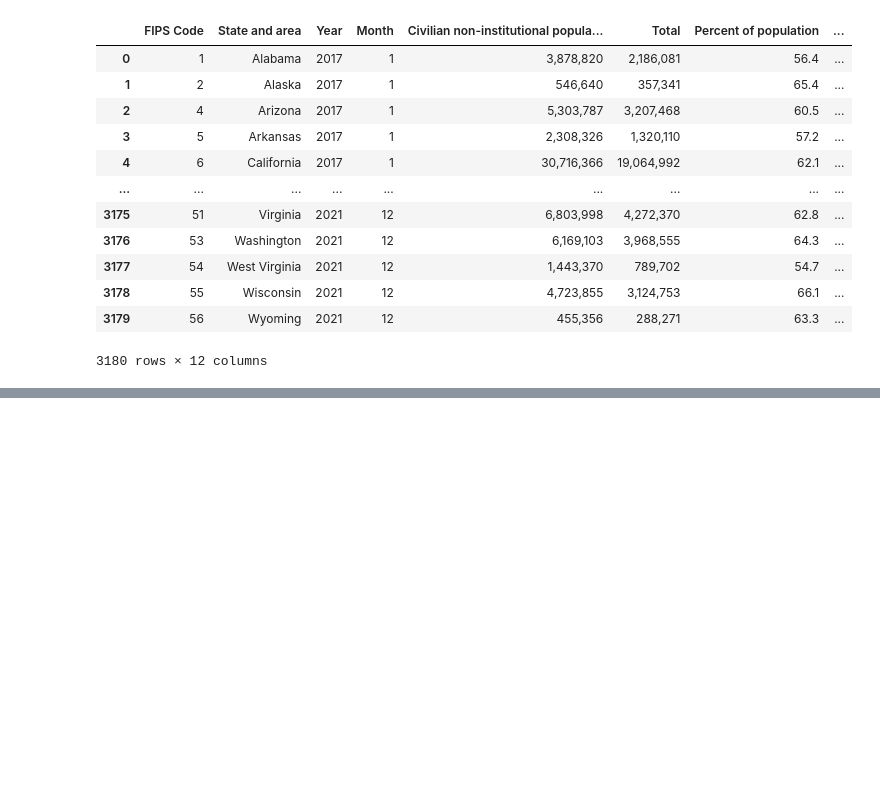
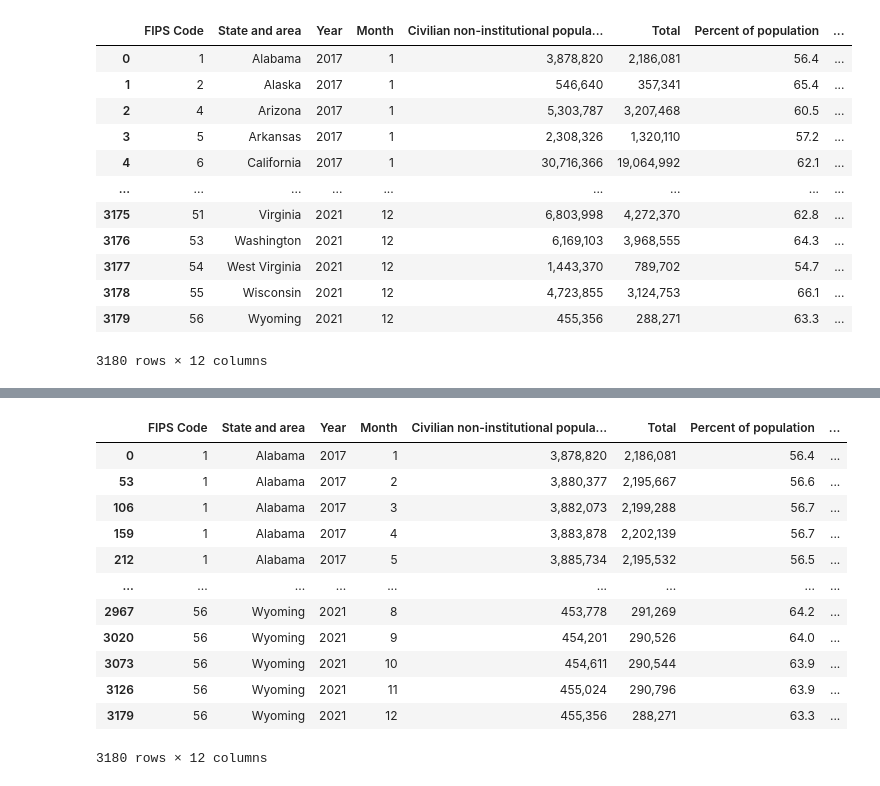
Before and after one commit to RobSalazar/Project-2, a Jupyter notebook: data_cleaning.ipynb, the cells around one changed output, grey strips where cells are left out. Saved outputs shown, nothing was run; the diff lists cells and outputs as text; code cells hidden in the pictures; blank space fills up the shorter version.

```diff
--- a/data_cleaning.ipynb
+++ b/data_cleaning.ipynb
@@ -130,0 +183,16 @@ unem_data
+# %%
+unem_data
+# %% [output]
+|  | FIPS Code | State and area | Year | Month | Civilian non-institutional popula... | Total | Percent of population | ... |
+| 0 | 1 | Alabama | 2017 | 1 | 3,878,820 | 2,186,081 | 56.4 | ... |
+| 53 | 1 | Alabama | 2017 | 2 | 3,880,377 | 2,195,667 | 56.6 | ... |
+| 106 | 1 | Alabama | 2017 | 3 | 3,882,073 | 2,199,288 | 56.7 | ... |
+| 159 | 1 | Alabama | 2017 | 4 | 3,883,878 | 2,202,139 | 56.7 | ... |
+| 212 | 1 | Alabama | 2017 | 5 | 3,885,734 | 2,195,532 | 56.5 | ... |
+| ... | ... | ... | ... | ... | ... | ... | ... | ... |
+| 2967 | 56 | Wyoming | 2021 | 8 | 453,778 | 291,269 | 64.2 | ... |
+| 3020 | 56 | Wyoming | 2021 | 9 | 454,201 | 290,526 | 64.0 | ... |
+| 3073 | 56 | Wyoming | 2021 | 10 | 454,611 | 290,544 | 63.9 | ... |
+| 3126 | 56 | Wyoming | 2021 | 11 | 455,024 | 290,796 | 63.9 | ... |
+| 3179 | 56 | Wyoming | 2021 | 12 | 455,356 | 288,271 | 63.3 | ... |
+3180 rows × 12 columns
```
Also changed, not shown: parts of 6 cells of this notebook.
